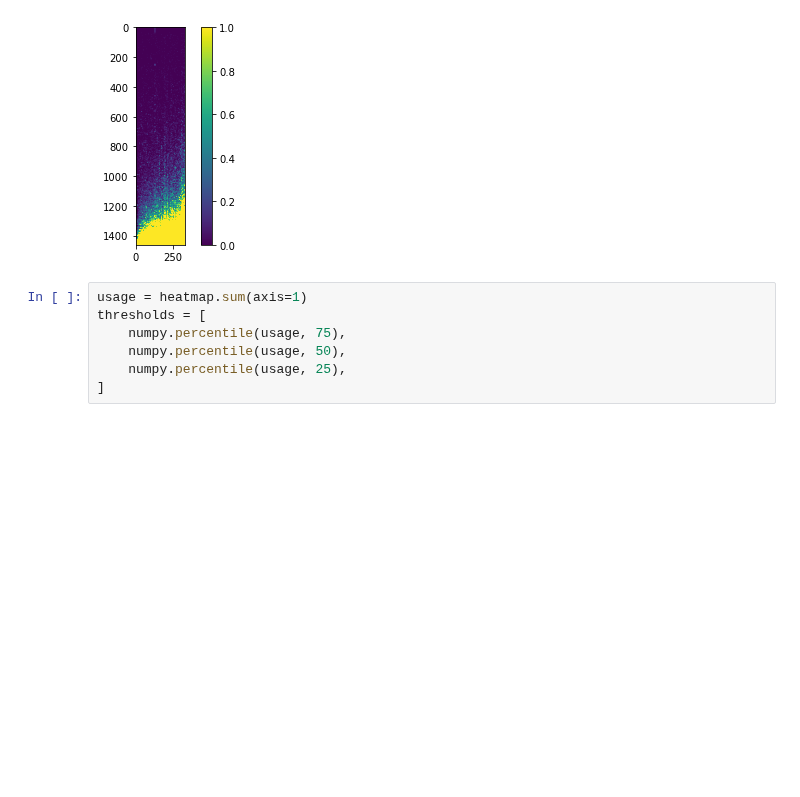
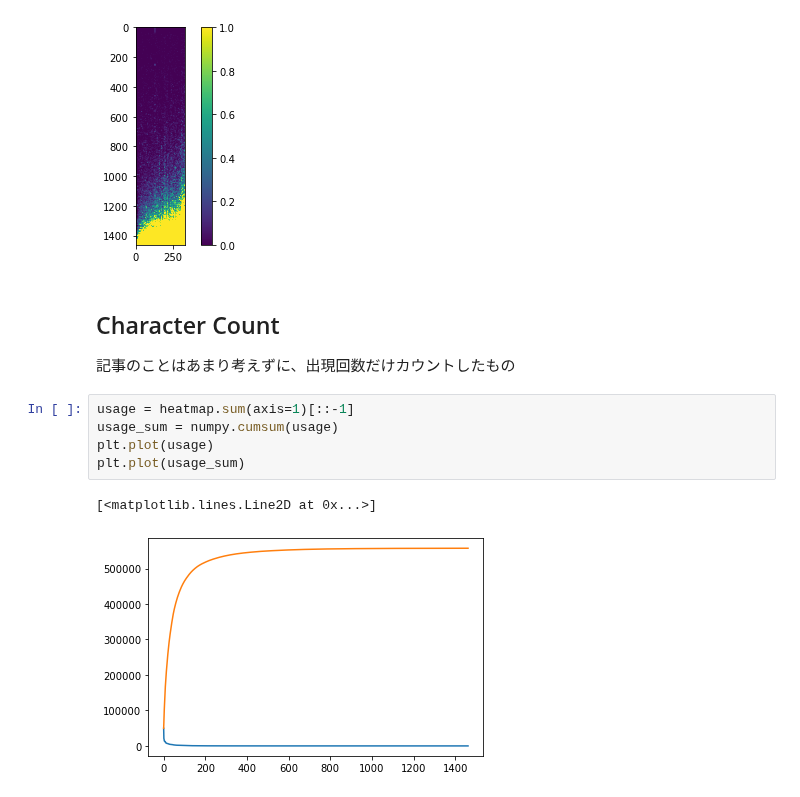
Before and after one commit to macrat/blanktar, a Jupyter notebook: scripts/fonts-analyze.ipynb, the cells around one changed output. Saved outputs shown, nothing was run; the diff lists cells and outputs as text; blank space fills up the shorter version.

Commit message:
Made character analyze in jupyter

```diff
--- a/scripts/fonts-analyze.ipynb
+++ b/scripts/fonts-analyze.ipynb
@@ -31,10 +33,14 @@ plt.colorbar()
 # %% [output]
 <matplotlib.colorbar.Colorbar at 0x...>
 [figure]
+# %% [markdown]
+## Character Count
+記事のことはあまり考えずに、出現回数だけカウントしたもの
 # %%
-usage = heatmap.sum(axis=1)
-thresholds = [
-    numpy.percentile(usage, 75),
-    numpy.percentile(usage, 50),
-    numpy.percentile(usage, 25),
-]
+usage = heatmap.sum(axis=1)[::-1]
+usage_sum = numpy.cumsum(usage)
+plt.plot(usage)
+plt.plot(usage_sum)
+# %% [output]
+[<matplotlib.lines.Line2D at 0x...>]
+[figure, added]
```
Also changed, not shown: parts of 8 cells of this notebook.
